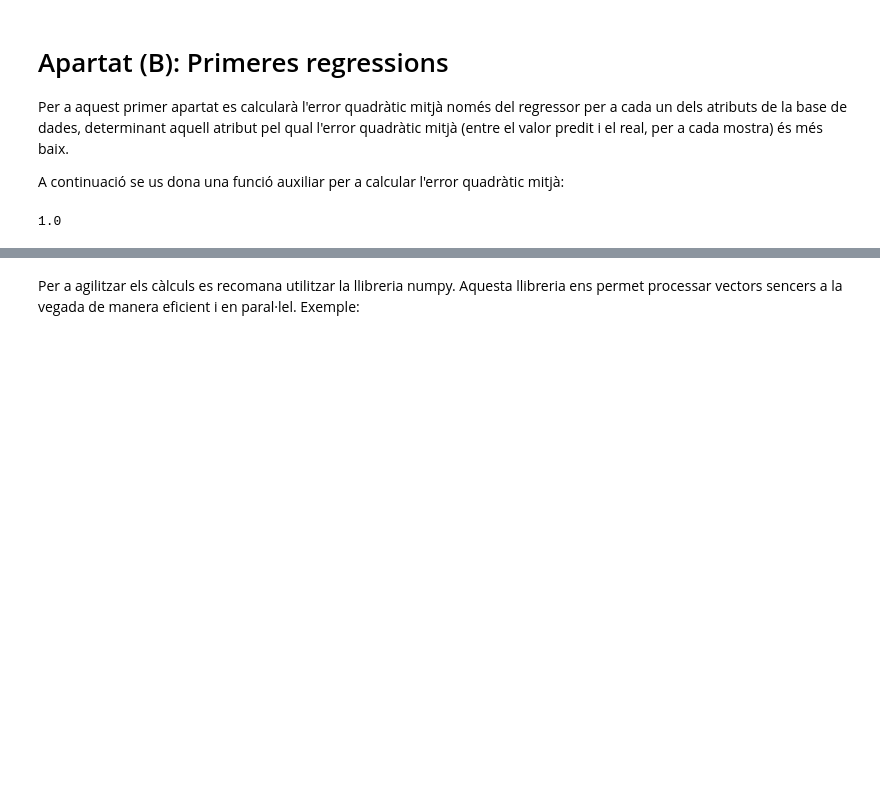
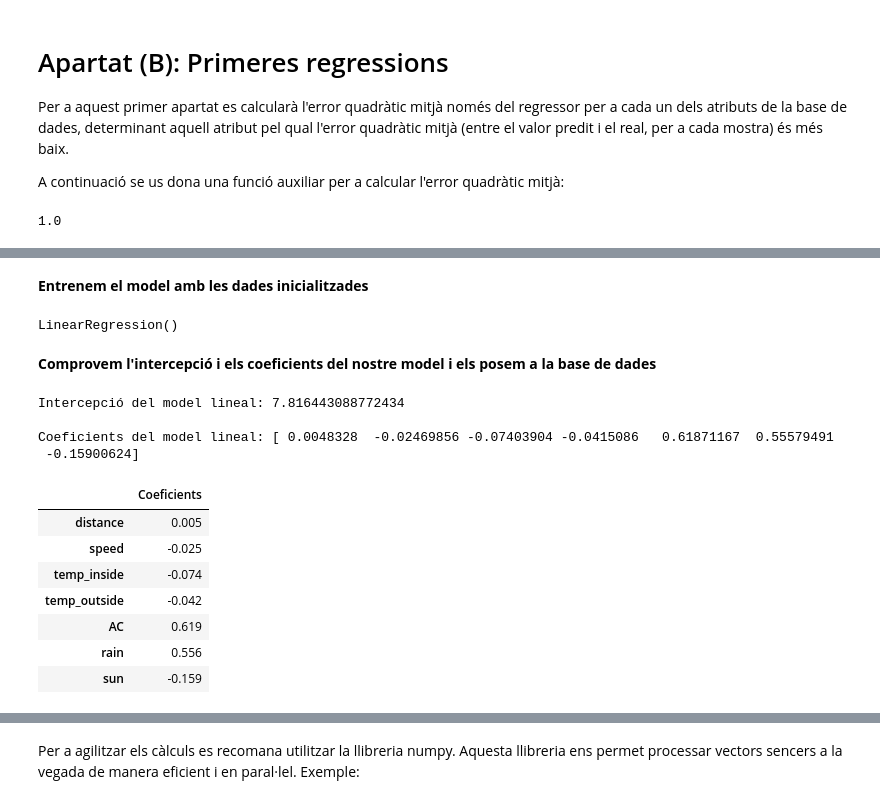
Before and after one commit to TheRospetit/ApC_Practica_1, a Jupyter notebook: Practica1-Regressio-GEI/Practica1-Regressio2022-GEI.ipynb, the cells around one changed output, grey strips where cells are left out. Cells and saved outputs as stored; diff of their text form; code cells hidden in the pictures; blank space fills up the shorter version.

```diff
--- a/Practica1-Regressio-GEI/Practica1-Regressio2022-GEI.ipynb
+++ b/Practica1-Regressio-GEI/Practica1-Regressio2022-GEI.ipynb
@@ -434,0 +436,28 @@ mean_squeared_error([1,2,3,4], [1,2,1,4])
+# %% [markdown]
+**Entrenem el model amb les dades inicialitzades**
+# %%
+lr.fit(X_train,y_train)
+# %% [output]
+LinearRegression()
+# %% [markdown]
+**Comprovem l'intercepció i els coeficients del nostre model i els posem a la base de dades**
+# %%
+print("Intercepció del model lineal:", lr.intercept_)
+print("\nCoeficients del model lineal:", lr.coef_)
+# %% [output]
+Intercepció del model lineal: 7.816443088772434
+
+Coeficients del model lineal: [ 0.0048328  -0.02469856 -0.07403904 -0.0415086   0.61871167  0.55579491
+ -0.15900624]
+# %%
+cdf = pd.DataFrame(data=lr.coef_, index=X_train.columns, columns=["Coeficients"])
+cdf
+# %% [output]
+|  | Coeficients |
+| distance | 0.005 |
+| speed | -0.025 |
+| temp_inside | -0.074 |
+| temp_outside | -0.042 |
+| AC | 0.619 |
+| rain | 0.556 |
+| sun | -0.159 |
```
Also changed, not shown: parts of 44 cells of this notebook.
